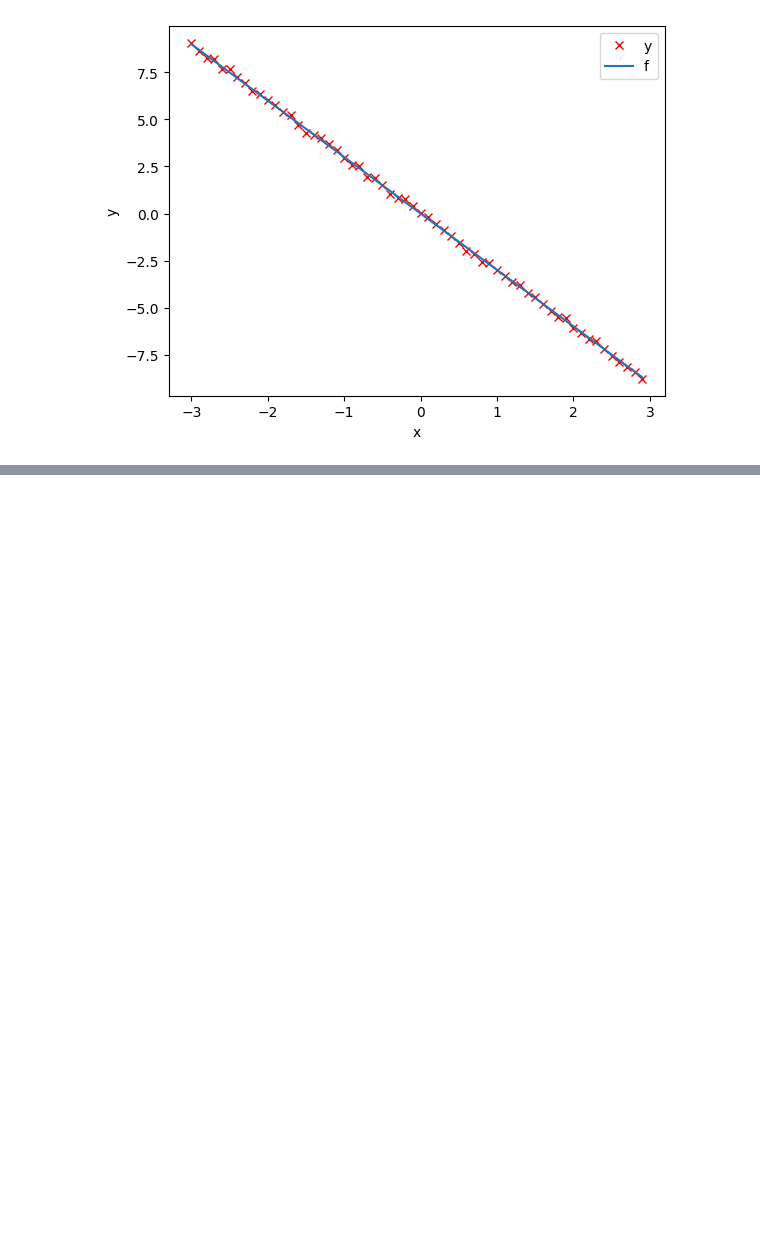
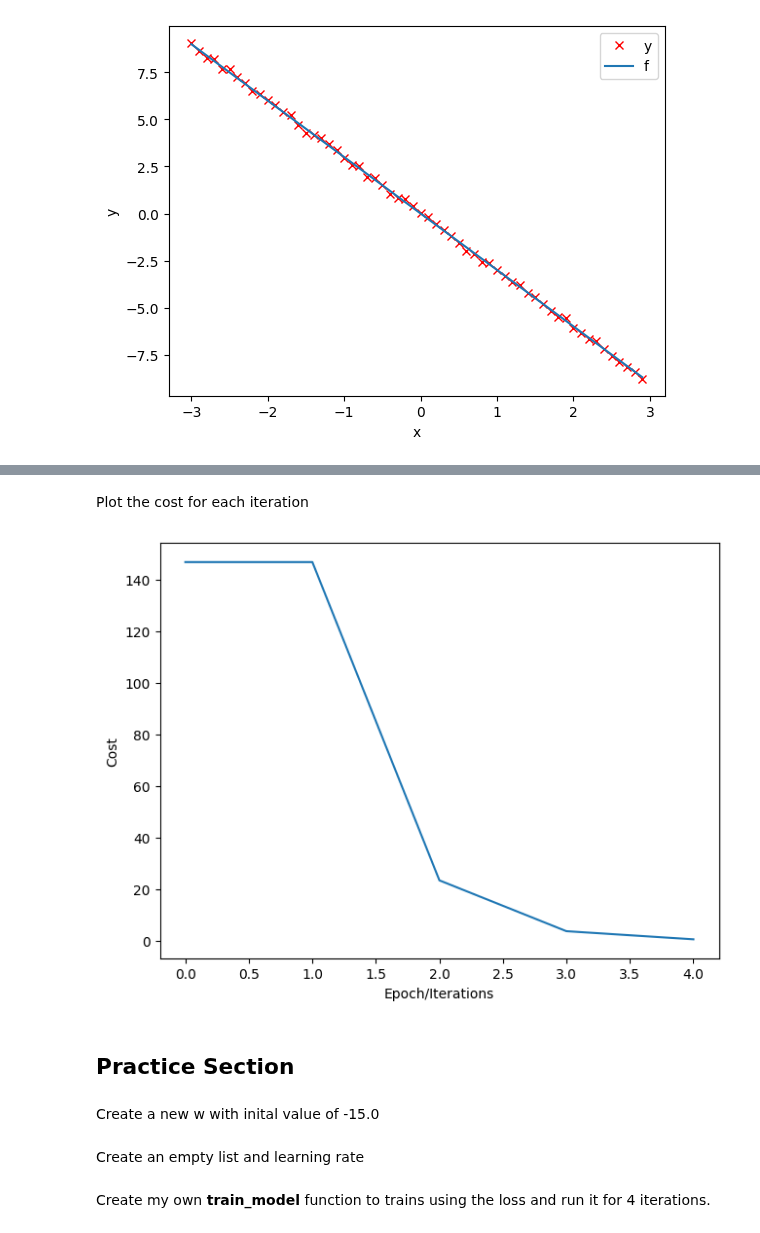
Before and after one commit to broskunta/PyTorch-Linear-Regression, a Jupyter notebook: Linear_Regression_1D_PyTorch.ipynb, the cells around one changed output, grey strips where cells are left out. Cells and saved outputs as stored; diff of their text form; code cells hidden in the pictures; blank space fills up the shorter version.

```diff
--- a/Linear_Regression_1D_PyTorch.ipynb
+++ b/Linear_Regression_1D_PyTorch.ipynb
@@ -88,0 +154,14 @@ plt.show()
+# %% [markdown]
+Plot the cost for each iteration
+# %%
+plt.plot(LOSS)
+plt.tight_layout()
+plt.xlabel('Epoch/Iterations')
+plt.ylabel('Cost')
+plt.show()
+# %% [output]
+[figure, added]
+# %% [markdown]
+## Practice Section
+# %% [markdown]
+Create a new w with inital value of -15.0
@@ -88,0 +170,2 @@ plt.show()
+# %% [markdown]
+Create an empty list and learning rate
@@ -88,0 +175,2 @@ plt.show()
+# %% [markdown]
+Create my own **train_model** function to trains using the loss and run it for 4 iterations.
```
Also changed, not shown: parts of 19 cells of this notebook.
